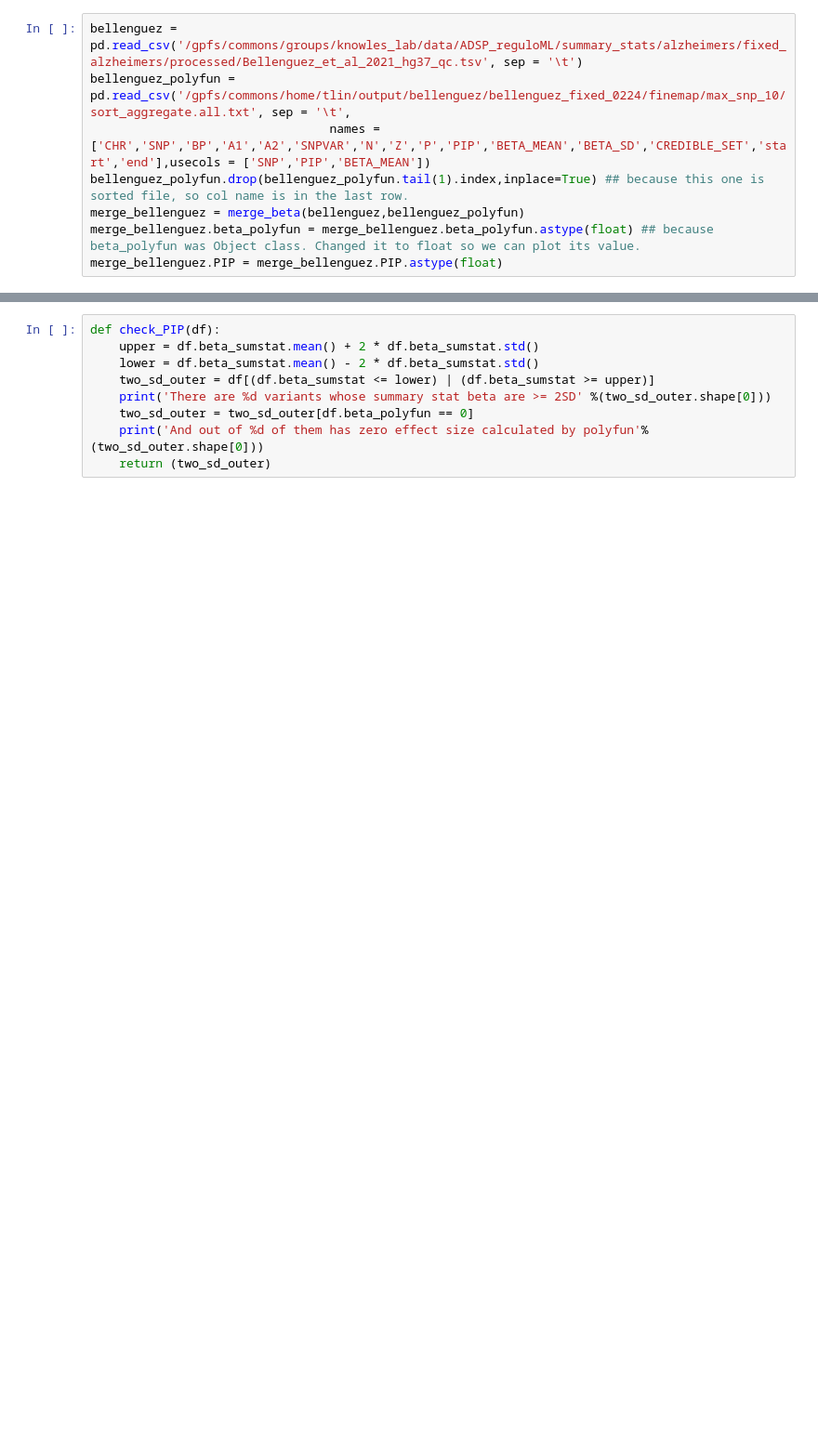
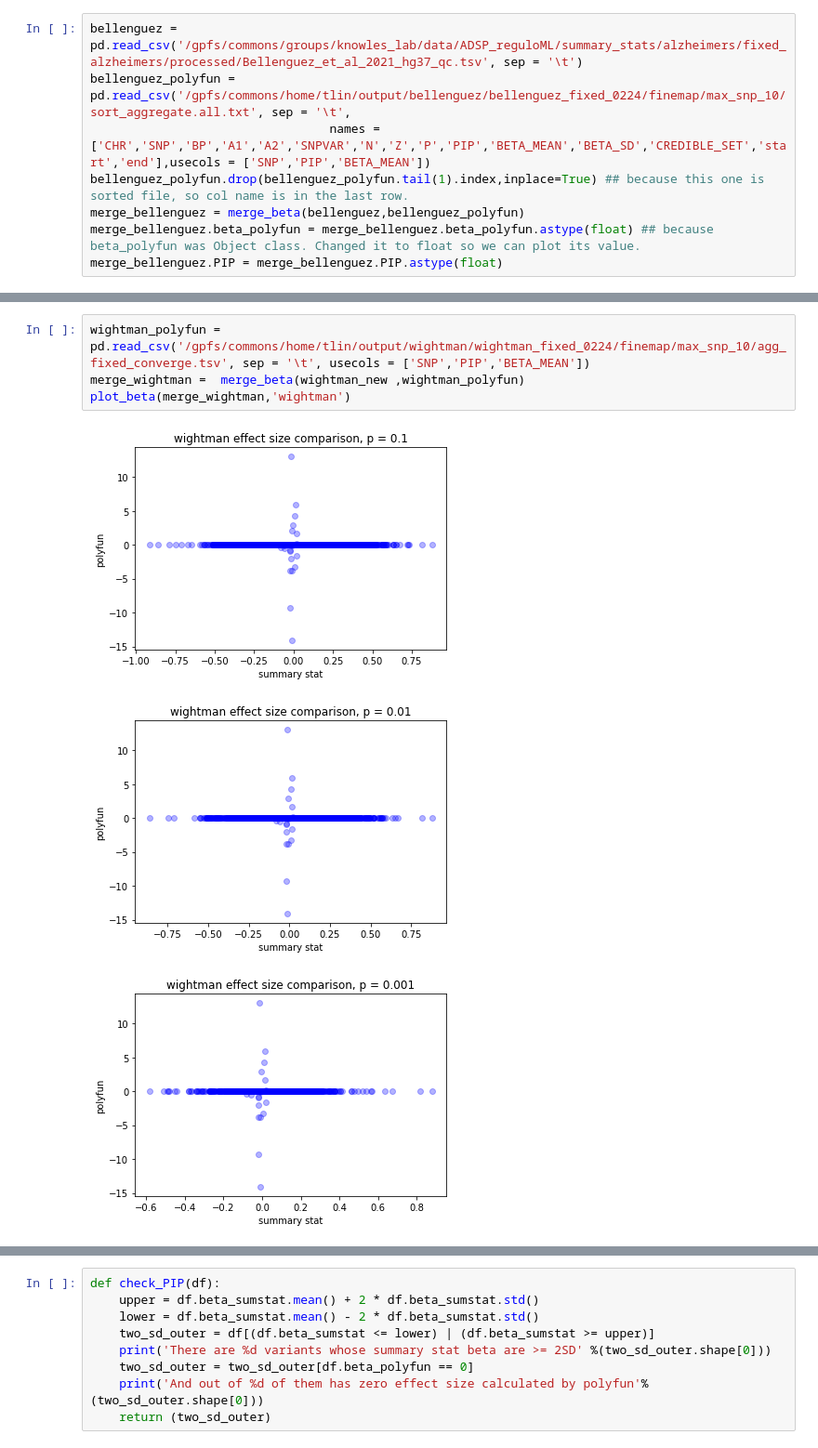
Before and after one commit to teresa-sansan/ADSP_polyfun, a Jupyter notebook: analysis/check_sumstat_beta.ipynb, the cells around one changed output, grey strips where cells are left out. Shown at 93% size. Cells and saved outputs as stored; diff of their text form; blank space fills up the shorter version.

Commit message:
visualization

```diff
--- a/analysis/check_sumstat_beta.ipynb
+++ b/analysis/check_sumstat_beta.ipynb
@@ -40,0 +58,8 @@ merge_bellenguez.beta_sumstat.mean() - merge_bellenguez.beta_sumstat.std()
+# %%
+wightman_polyfun = pd.read_csv('/gpfs/commons/home/tlin/output/wightman/wightman_fixed_0224/finemap/max_snp_10/agg_fixed_converge.tsv', sep = '\t', usecols = ['SNP','PIP','BETA_MEAN'])
+merge_wightman =  merge_beta(wightman_new ,wightman_polyfun)
+plot_beta(merge_wightman,'wightman')
+# %% [output]
+[figure, added]
+[figure, added]
+[figure, added]
```
Also changed, not shown: parts of 25 cells of this notebook, 1 other file.
